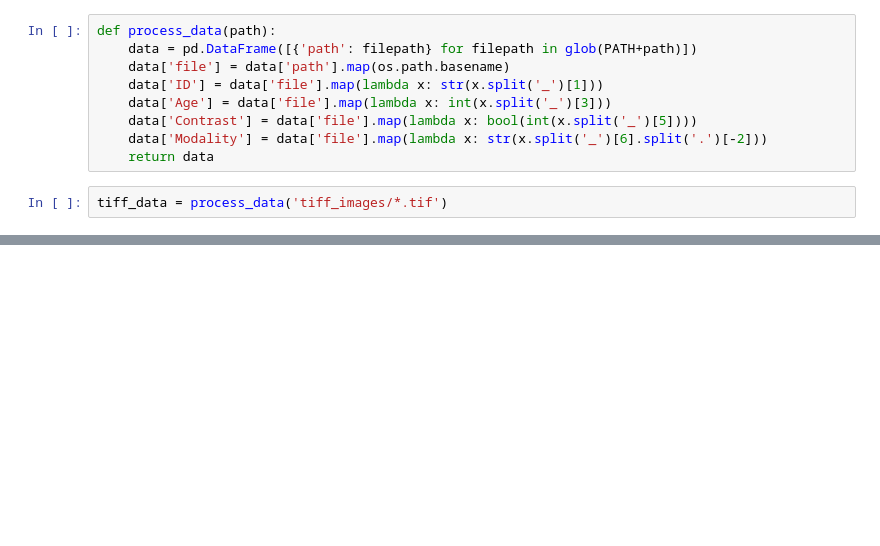
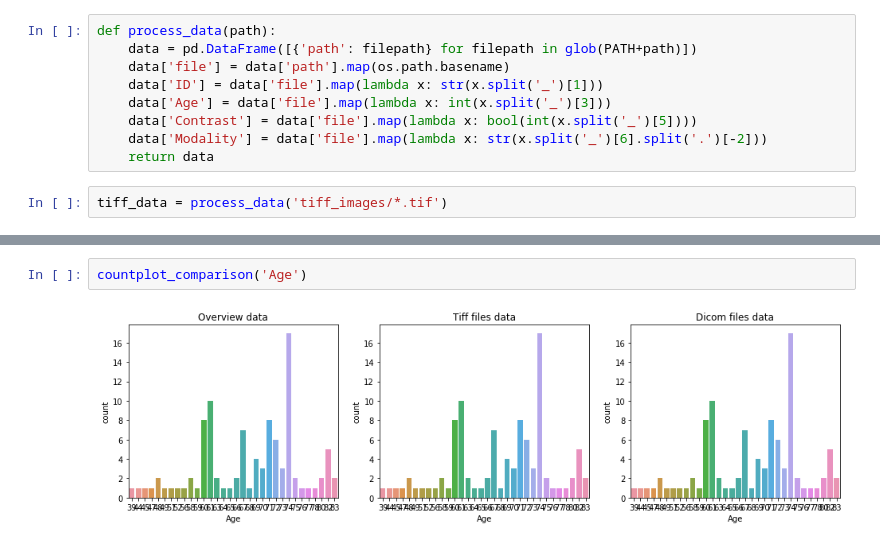
Before and after one commit to aaa34bbb56ccc/py-ct-dicom-data, a Jupyter notebook: visualize-ct-dicom-data.ipynb, the cells around one changed output, grey strips where cells are left out. Saved outputs shown, nothing was run; the diff lists cells and outputs as text; blank space fills up the shorter version.

```diff
--- a/visualize-ct-dicom-data.ipynb
+++ b/visualize-ct-dicom-data.ipynb
@@ -75,0 +116,4 @@ tiff_data.head()
+# %%
+countplot_comparison('Age')
+# %% [output]
+[figure, added]
```
Also changed, not shown: parts of 27 cells of this notebook.
